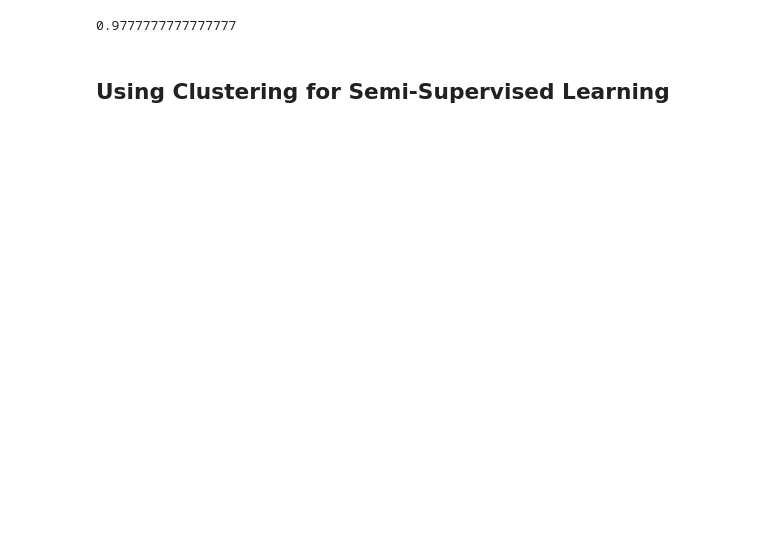
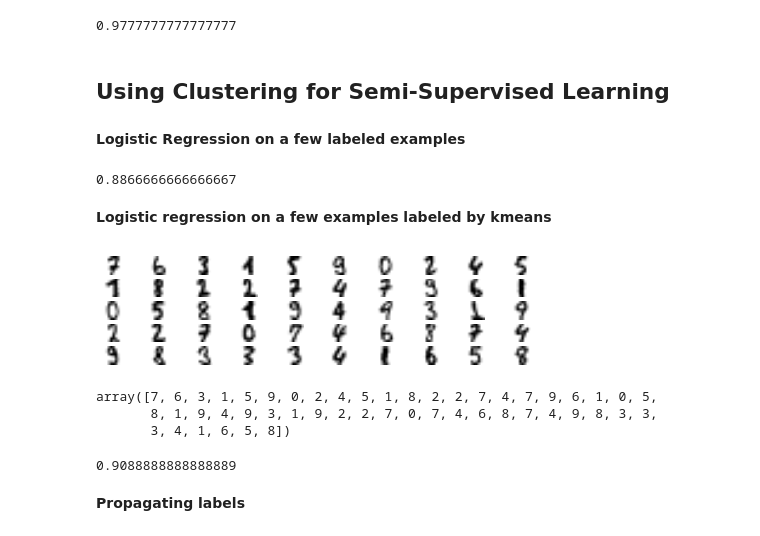
Before and after one commit to yashveersinghsohi/Hands_On_ML_Book_Practice, a Jupyter notebook: Chapter_9/Chapter9_Unsupervised_Learning.ipynb, the cells around one changed output. Cells and saved outputs as stored; diff of their text form; code cells hidden in the pictures; blank space fills up the shorter version.

```diff
--- a/Chapter_9/Chapter9_Unsupervised_Learning.ipynb
+++ b/Chapter_9/Chapter9_Unsupervised_Learning.ipynb
@@ -264,7 +265,7 @@ log_reg.score(X_test, y_test)
 **Accuracy with KMeans preprocessing**
 # %%
 pipeline = Pipeline([
-    ("kmeans", KMeans(n_clusters=99, random_state=42)),
+    ("kmeans", KMeans(n_clusters=50, random_state=42)),
     ("log_reg", LogisticRegression(
         multi_class="ovr",
         solver="lbfgs",
@@ -352,3 +353,39 @@ grid_clf.score(X_test, y_test)
 0.9777777777777777
 # %% [markdown]
 ## Using Clustering for Semi-Supervised Learning
+# %% [markdown]
+**Logistic Regression on a few labeled examples**
+# %%
+n_labeled = 50
+
+log_reg = LogisticRegression(max_iter=5000, multi_class="ovr", solver="lbfgs", random_state=42)
+log_reg.fit(X_train[:n_labeled], y_train[:n_labeled])
+log_reg.score(X_test, y_test)
+# %% [output]
+0.8866666666666667
+# %% [markdown]
+**Logistic regression on a few examples labeled by kmeans**
+# %%
+k = 50
+
+kmeans = KMeans(n_clusters=k, random_state=42)
+X_digits_dist = kmeans.fit_transform(X_train)
+representative_digit_idx = np.argmin(X_digits_dist, axis=0)
+X_representative_digits = X_train[representative_digit_idx]
+# %%
+plt.figure(figsize=(8, 2))
+for index, X_representative_digit in enumerate(X_representative_digits):
+    plt.subplot(k // 10, 10, index + 1)
+    plt.imshow(X_representative_digit.reshape(8, 8), cmap="binary", interpolation="bilinear")
+    plt.axis('off')
+
+plt.show()
+# %% [output]
+[figure, added]
+# %%
+y_representative_digits = y_train[representative_digit_idx]
+y_representative_digits
+# %% [output]
+array([7, 6, 3, 1, 5, 9, 0, 2, 4, 5, 1, 8, 2, 2, 7, 4, 7, 9, 6, 1, 0, 5,
+       8, 1, 9, 4, 9, 3, 1, 9, 2, 2, 7, 0, 7, 4, 6, 8, 7, 4, 9, 8, 3, 3,
+       3, 4, 1, 6, 5, 8])
@@ -354,0 +399,8 @@ grid_clf.score(X_test, y_test)
+# %%
+log_reg = LogisticRegression(multi_class="ovr", solver="lbfgs", max_iter=5000, random_state=42)
+log_reg.fit(X_representative_digits, y_representative_digits)
+log_reg.score(X_test, y_test)
+# %% [output]
+0.9088888888888889
+# %% [markdown]
+**Propagating labels**
```
Also changed, not shown: parts of 36 cells of this notebook.
